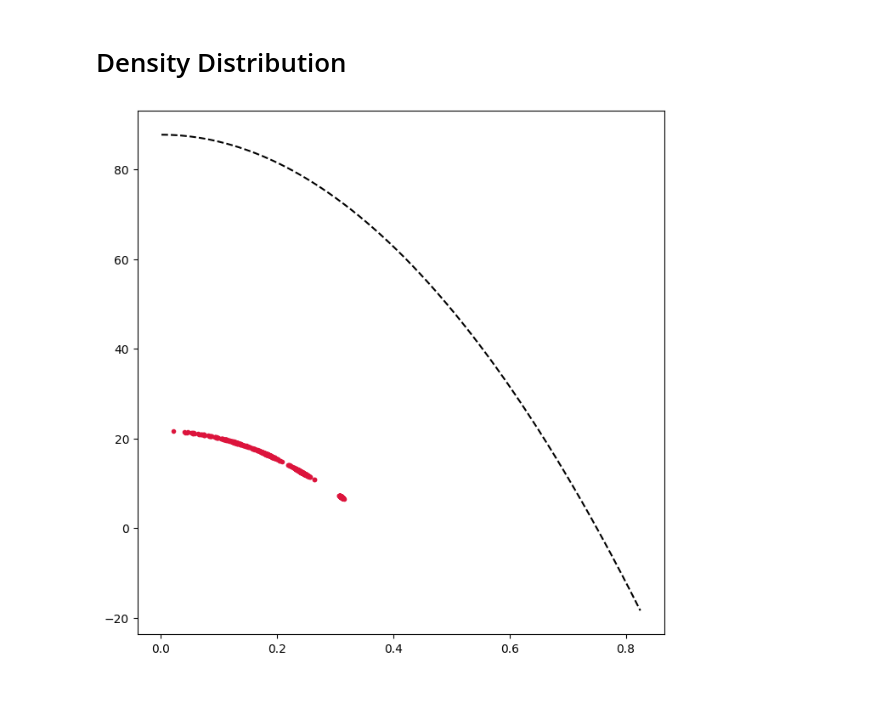
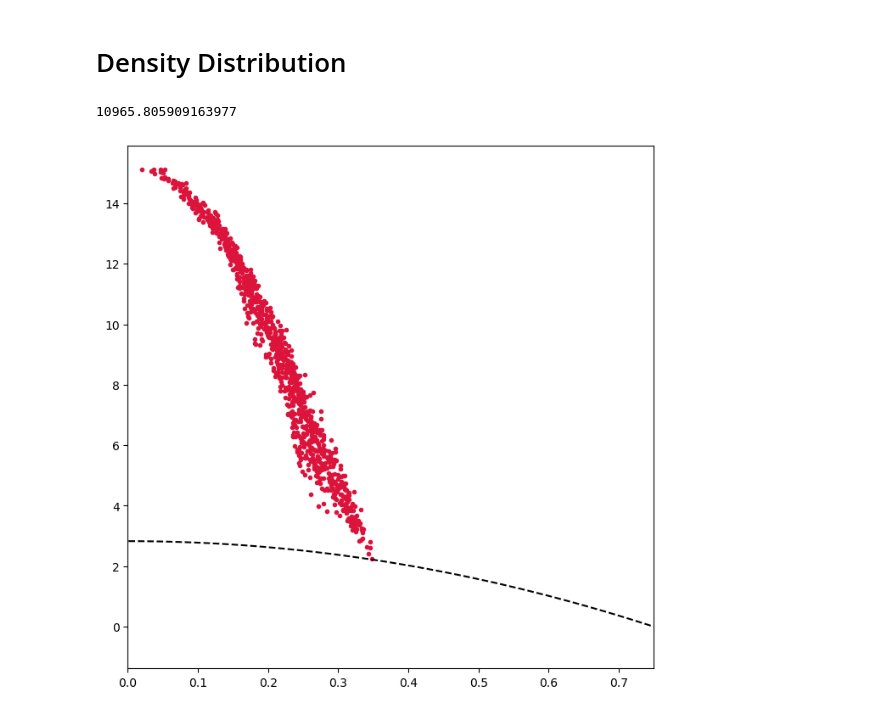
Before and after one commit to JackNarvaez/Rusph, a Jupyter notebook: Temp_Plots/Plots_Toy_Star.ipynb, the cells around one changed output. Cells and saved outputs as stored; diff of their text form; code cells hidden in the pictures.

```diff
--- a/Temp_Plots/Plots_Toy_Star.ipynb
+++ b/Temp_Plots/Plots_Toy_Star.ipynb
@@ -3,7 +3,7 @@ import matplotlib.pyplot as plt
 import sarracen as src
 import numpy as np
 # %%
-dm = 2/1000
+dm = 1/1000
 hfact = 1.2
 # %%
 sdf_ini = src.read_csv('../Data/initial_distribution/toy_star.csv')
@@ -32,5 +38,5 @@ ax = sdf_ini.render('rho', ax=ax, rotation=[0,0,0])
 # %%
-sdf = src.read_csv('../Data/results/toy_star/final.csv')
+sdf = src.read_csv('../Data/results/toy_star/10.csv')
 sdf.params={'mass':dm, 'hfact':hfact}
 sdf.calc_density()
 sdf
@@ -71,14 +77,19 @@ M = 2.0
 n = 1.0
 gamma = 2.0
 #lmbda = 2*k / (np.pi**(1/n)) * (M*(1+n)/R**2)**(1+1/n)/M
-lmbda = 2.*k*(gamma/(gamma-1.))/np.pi**(-1.5*(gamma-1.)) * (3.32335 * M/(R*R*R))**(gamma-1.)/(R*R);
+lmbda = 4.*k/np.pi**(1.5) * (3.32335 * M/(R*R*R))/(R*R);
+# %%
+4./3.*np.pi*R**3. *sum(sdf['rho'])
+# %% [output]
+10965.805909163977
 # %%
 r = np.linspace(0.001, 1.1*R, 100)
 dens = density_theo(r, R, lmbda, k)
 # %%
 fig = plt.figure(figsize=(8,8))
 plt.plot(np.sqrt(sdf['x']**2+sdf['y']**2+sdf['z']**2), sdf['rho'], '.', color='crimson')
 plt.plot(r, dens, '--', color='k')
+plt.xlim(0., R)
 plt.show()
 # %% [output]
-[figure, old version]
+[figure, new version]
```
Also changed, not shown: parts of 6 cells of this notebook, 8 other files.
